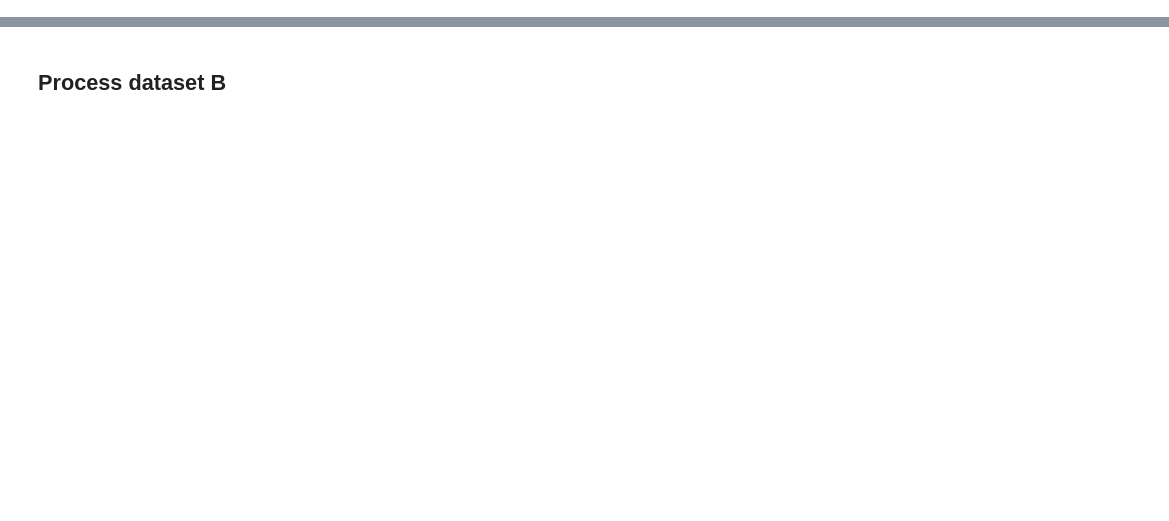
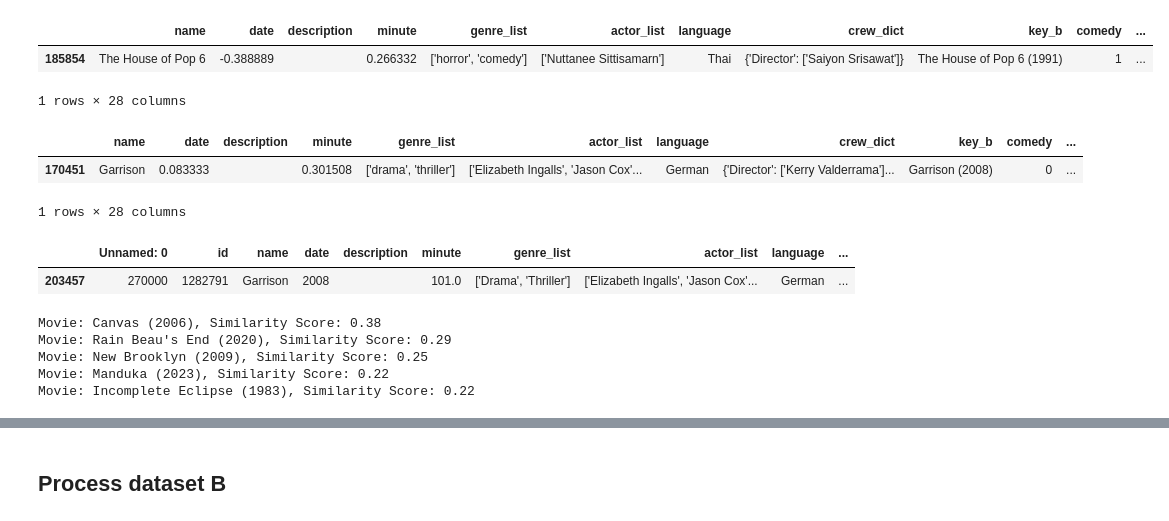
Before and after one commit to aybik/movie_picker, a Jupyter notebook: notebooks/Ha_notebook.ipynb, the cells around one changed output, grey strips where cells are left out. Drawn from its saved outputs; the diff is of its cells as text; code cells hidden in the pictures; blank space fills up the shorter version.

```diff
--- a/notebooks/Ha_notebook.ipynb
+++ b/notebooks/Ha_notebook.ipynb
@@ -220,0 +80,10 @@ new_A
+# %%
+clean_up_data = data.copy()
+# clean_up_data = clean_up_data.dropna(subset='crew_dict')
+clean_up_data = clean_up_data.drop(columns=['id', 'Unnamed: 0'])
+clean_up_data = clean_up_data[clean_up_data['description'].notnull() & (clean_up_data['description'] != '')] ###ADJUSTED
+clean_up_data = clean_up_data.dropna()
+clean_up_data['minute'] = clean_up_data['minute'].astype(int)
+clean_up_data = clean_up_data[(clean_up_data['minute'] > 40) & (clean_up_data['minute'] <= 240)]
+clean_up_data['genre_list'] = clean_up_data['genre_list'].apply(lambda x: x.lower())
+clean_up_data = clean_up_data.reset_index(drop=True)
@@ -220,0 +116,3 @@ new_A
+# %%
+from test import *
+clean_up_data = clean_up_data.sample(n=100)
@@ -220,0 +307,6 @@ new_A
+# %%
+item_to_check
+# %% [output]
+|  | name | date | description | minute | genre_list | actor_list | language | crew_dict | key_b | comedy | ... |
+| 185854 | The House of Pop 6 | -0.388889 |  | 0.266332 | ['horror', 'comedy'] | ['Nuttanee Sittisamarn'] | Thai | {'Director': ['Saiyon Srisawat']} | The House of Pop 6 (1991) | 1 | ... |
+1 rows × 28 columns
@@ -220,0 +315,31 @@ new_A
+# %%
+clean_up_data[clean_up_data.name=="Garrison"]
+# %% [output]
+|  | name | date | description | minute | genre_list | actor_list | language | crew_dict | key_b | comedy | ... |
+| 170451 | Garrison | 0.083333 |  | 0.301508 | ['drama', 'thriller'] | ['Elizabeth Ingalls', 'Jason Cox'... | German | {'Director': ['Kerry Valderrama']... | Garrison (2008) | 0 | ... |
+1 rows × 28 columns
+# %%
+data[data.name=="Garrison"]
+# %% [output]
+|  | Unnamed: 0 | id | name | date | description | minute | genre_list | actor_list | language | ... |
+| 203457 | 270000 | 1282791 | Garrison | 2008 |  | 101.0 | ['Drama', 'Thriller'] | ['Elizabeth Ingalls', 'Jason Cox'... | German | ... |
+# %%
+matrix_1 = vectorize_descriptions(test_load_from_csv, 'description')
+model_1 = knn_fit(matrix_1)
+
+# Specify the movie name and the column for movie titles
+movie_name = "The Boy and the Fog (1953)"
+name_column = 'key_b'
+
+# Get similar movies
+similar_movies = get_similar_movies_knn(model_1, matrix_1, test_load_from_csv, movie_name, name_column)
+
+# Print similar movies
+for movie in similar_movies:
+    print(f"Movie: {movie['input_name']}, Similarity Score: {movie['similarity_score']:.2f}")
+# %% [output]
+Movie: Canvas (2006), Similarity Score: 0.38
+Movie: Rain Beau's End (2020), Similarity Score: 0.29
+Movie: New Brooklyn (2009), Similarity Score: 0.25
+Movie: Manduka (2023), Similarity Score: 0.22
+Movie: Incomplete Eclipse (1983), Similarity Score: 0.22
```
Also changed, not shown: parts of 68 cells of this notebook, 11 other files.
